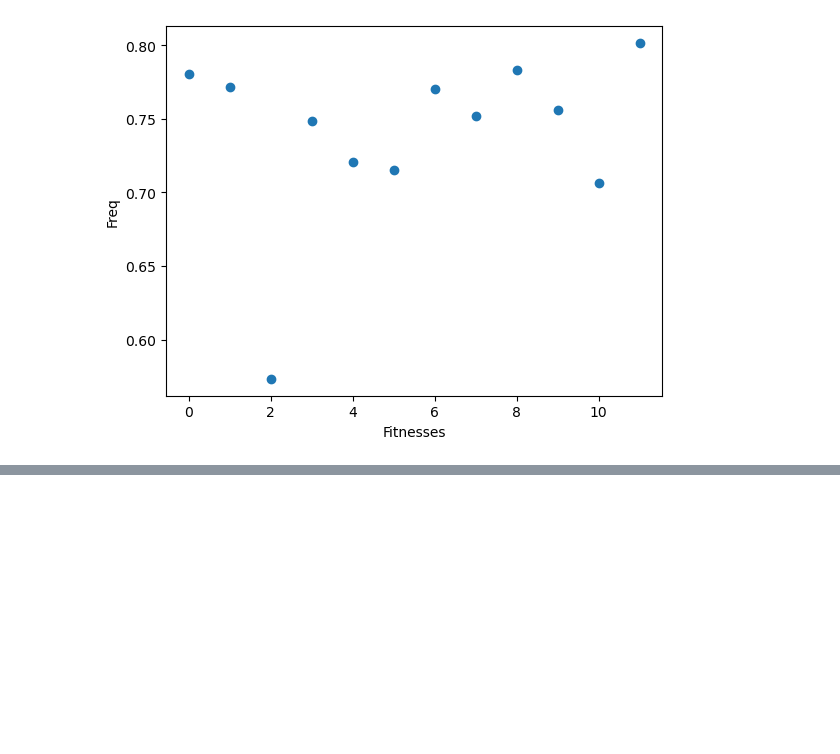
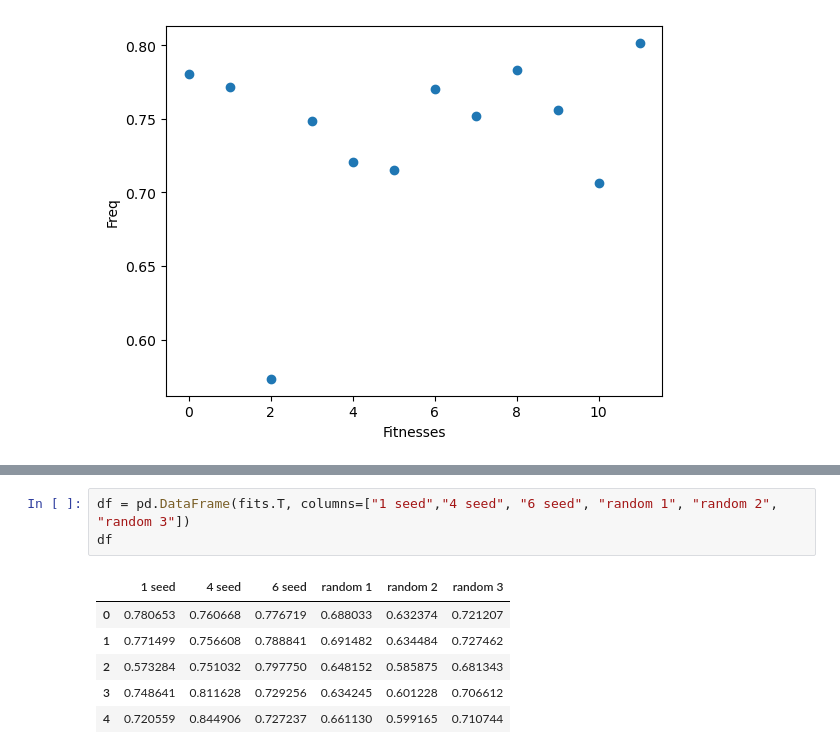
Before and after one commit to Cpetak/CA_GRN2, a Jupyter notebook: grn_loading.ipynb, the cells around one changed output, grey strips where cells are left out. Saved outputs shown, nothing was run; the diff lists cells and outputs as text; blank space fills up the shorter version.

```diff
--- a/grn_loading.ipynb
+++ b/grn_loading.ipynb
@@ -53,0 +72,10 @@ plt.show()
+# %%
+df = pd.DataFrame(fits.T, columns=["1 seed","4 seed", "6 seed", "random 1", "random 2", "random 3"])
+df
+# %% [output]
+|  | 1 seed | 4 seed | 6 seed | random 1 | random 2 | random 3 |
+| 0 | 0.780653 | 0.760668 | 0.776719 | 0.688033 | 0.632374 | 0.721207 |
+| 1 | 0.771499 | 0.756608 | 0.788841 | 0.691482 | 0.634484 | 0.727462 |
+| 2 | 0.573284 | 0.751032 | 0.797750 | 0.648152 | 0.585875 | 0.681343 |
+| 3 | 0.748641 | 0.811628 | 0.729256 | 0.634245 | 0.601228 | 0.706612 |
+| 4 | 0.720559 | 0.844906 | 0.727237 | 0.661130 | 0.599165 | 0.710744 |
```
Also changed, not shown: parts of 5 cells of this notebook, 6 other files.
